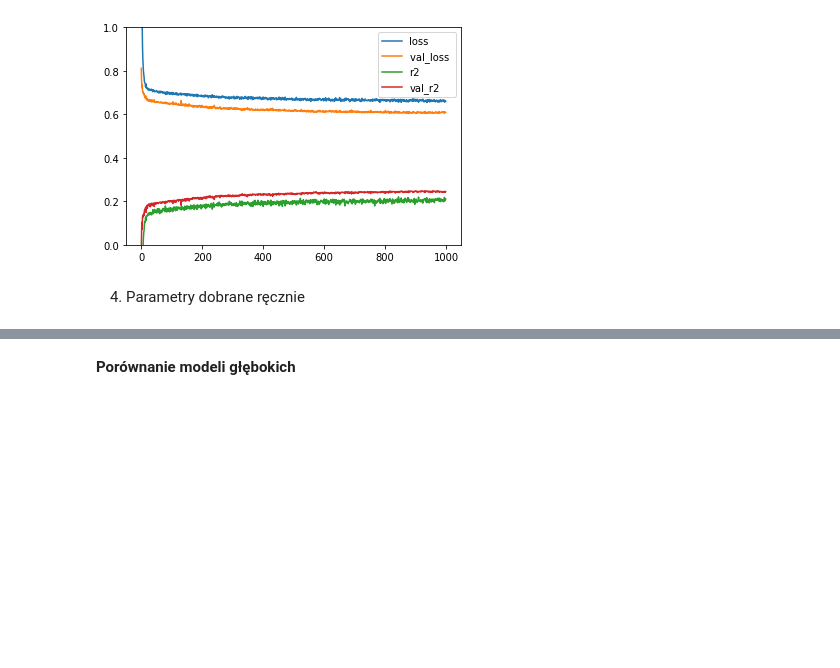
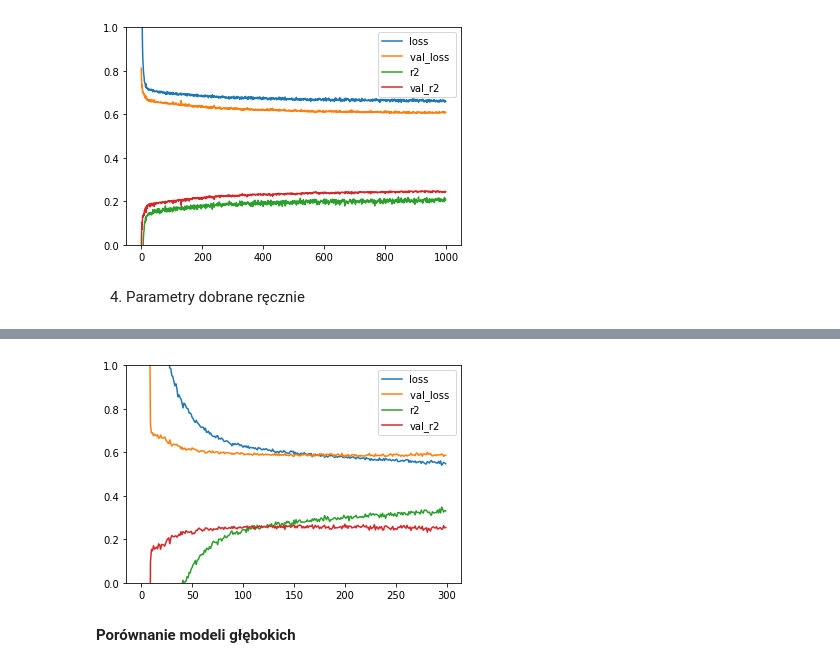
Before and after one commit to WWykret/PSI-Projekt, a Jupyter notebook: wykresy/projetk - 2.ipynb, the cells around one changed output, grey strips where cells are left out. Cells and saved outputs as stored; diff of their text form; code cells hidden in the pictures; blank space fills up the shorter version.

```diff
--- a/wykresy/projetk - 2.ipynb
+++ b/wykresy/projetk - 2.ipynb
@@ -899,3 +949,16 @@ model_4.compile(loss="mean_squared_error",optimizer="sgd", metrics=[keras_r2])
+# %%
+plt.ylim(ymin=0, ymax=1)
+
+plt.plot(history_4.history['loss'], label="loss")
+plt.plot(history_4.history['val_loss'], label="val_loss ")
+
+plt.plot(history_4.history['keras_r2'], label="r2")
+plt.plot(history_4.history['val_keras_r2'], label="val_r2")
+
+plt.legend()
+plt.show()
+# %% [output]
+[figure, added]
 # %% [markdown]
 **Porównanie modeli głębokich**
 # %%
```
Also changed, not shown: parts of 5 cells of this notebook.
